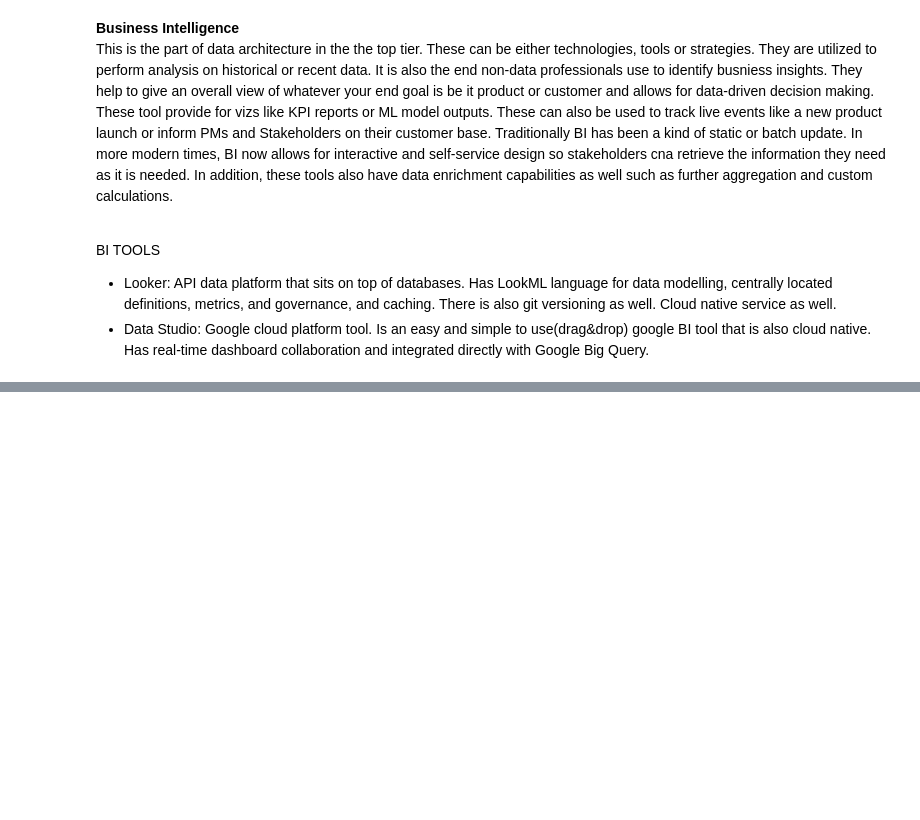
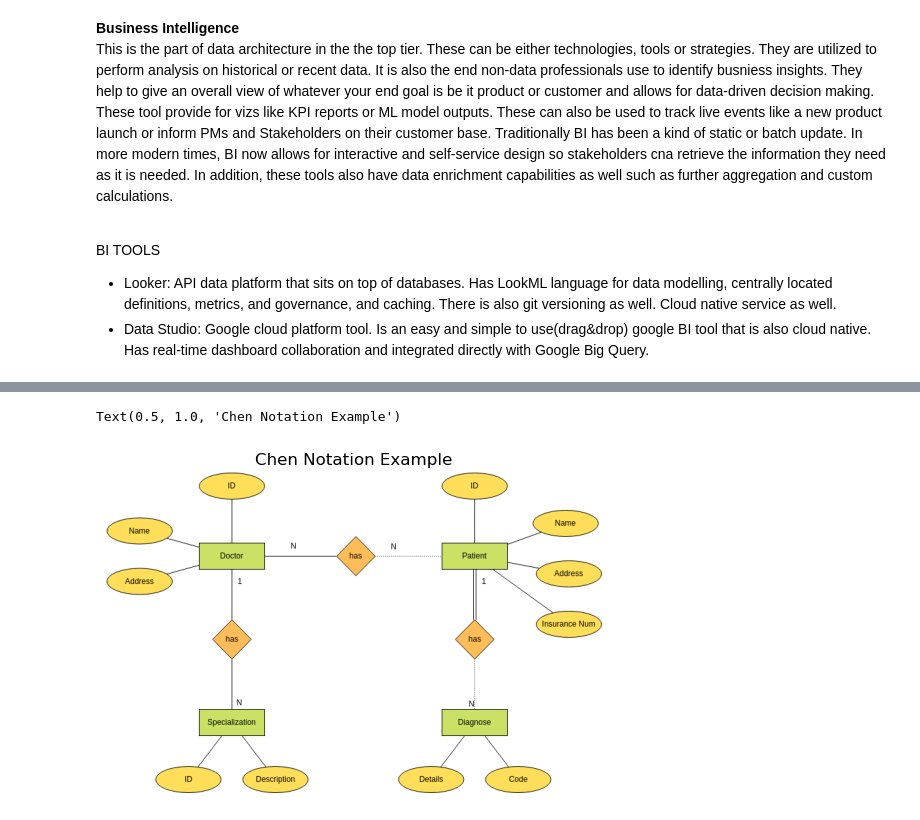
Before and after one commit to Trevor-Amadeus-Fingland/analytics-engineering-notes, a Jupyter notebook: analytics_engineering_folder/udemy-notes.ipynb, the cells around one changed output, grey strips where cells are left out. Drawn from its saved outputs; the diff is of its cells as text; code cells hidden in the pictures; blank space fills up the shorter version.

```diff
--- a/analytics_engineering_folder/udemy-notes.ipynb
+++ b/analytics_engineering_folder/udemy-notes.ipynb
@@ -186,0 +226,7 @@ ELT assignment according to standard architecture defined in previous lecture:<b
+# %%
+plt.imshow(img_chen)
+plt.axis('off')
+plt.title('Chen Notation Example')
+# %% [output]
+Text(0.5, 1.0, 'Chen Notation Example')
+[figure, added]
```
Also changed, not shown: parts of 8 cells of this notebook.
